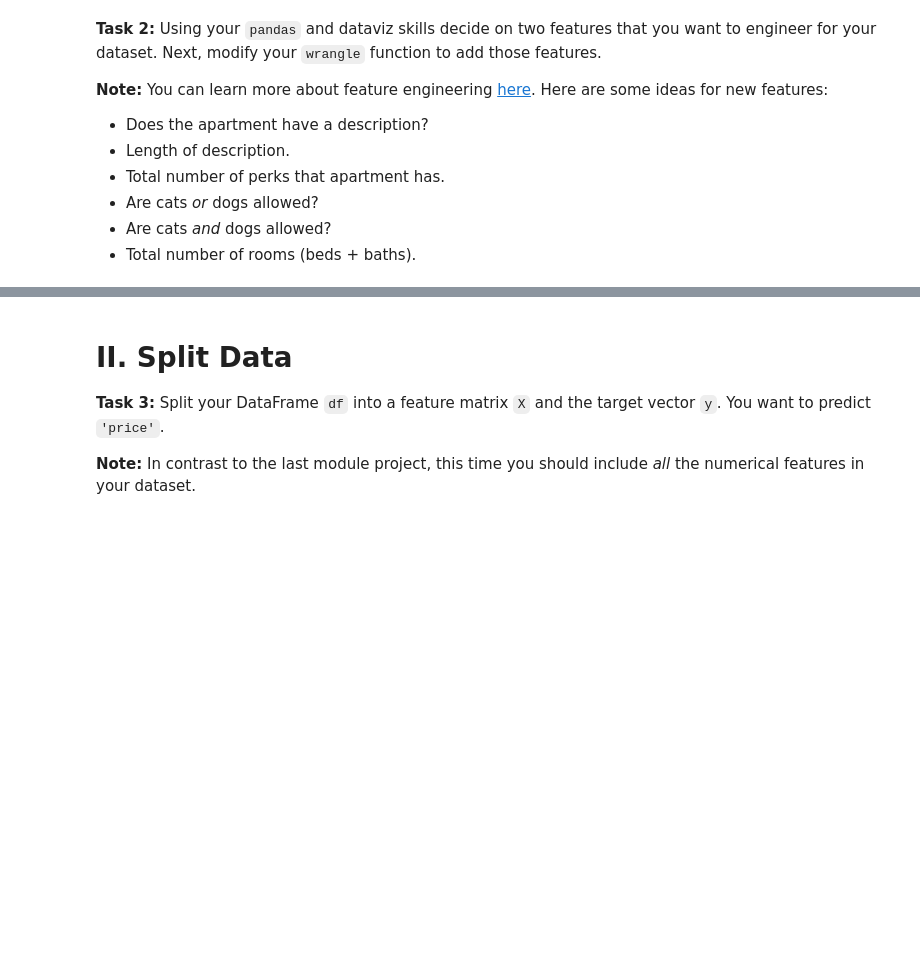
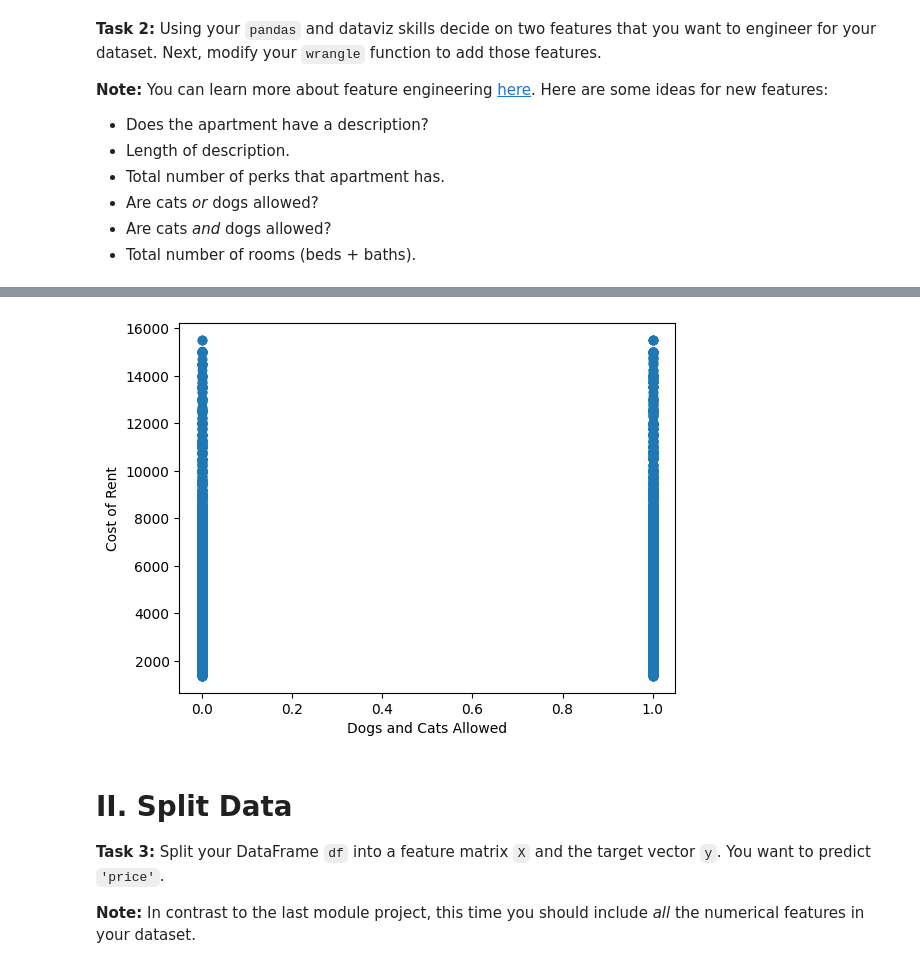
Before and after one commit to sikoh/DS-Linear-Models, a Jupyter notebook: Linear-Regression-2/DS_LinearRegression2_Homework.ipynb, the cells around one changed output, grey strips where cells are left out. Saved outputs shown, nothing was run; the diff lists cells and outputs as text; code cells hidden in the pictures; blank space fills up the shorter version.

```diff
--- a/Linear-Regression-2/DS_LinearRegression2_Homework.ipynb
+++ b/Linear-Regression-2/DS_LinearRegression2_Homework.ipynb
@@ -73,3 +272,10 @@ df = ...
+# %%
+plt.scatter(df['dogs_and_cats_allowed'], df['price'])
+#plt.ylim(0, 2)
+plt.xlabel('Dogs and Cats Allowed')
+plt.ylabel('Cost of Rent');
+# %% [output]
+[figure, added]
 # %% [markdown]
 # II. Split Data
 
```
Also changed, not shown: parts of 42 cells of this notebook.
